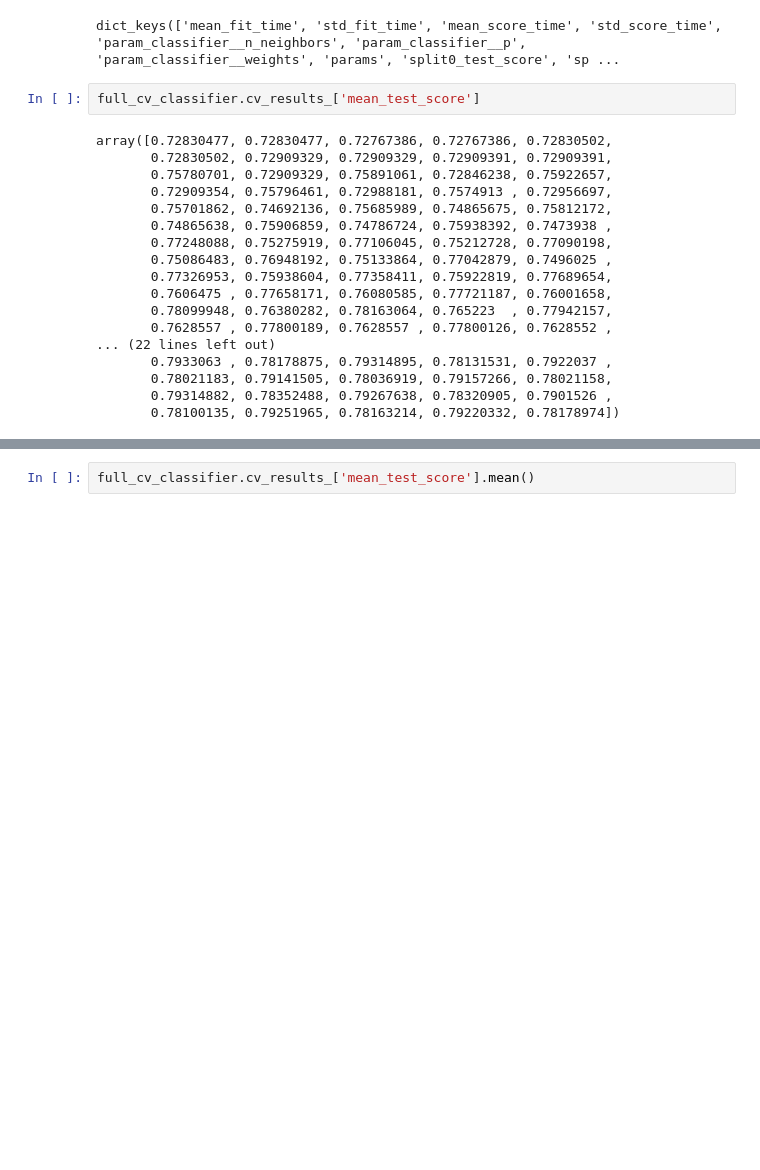
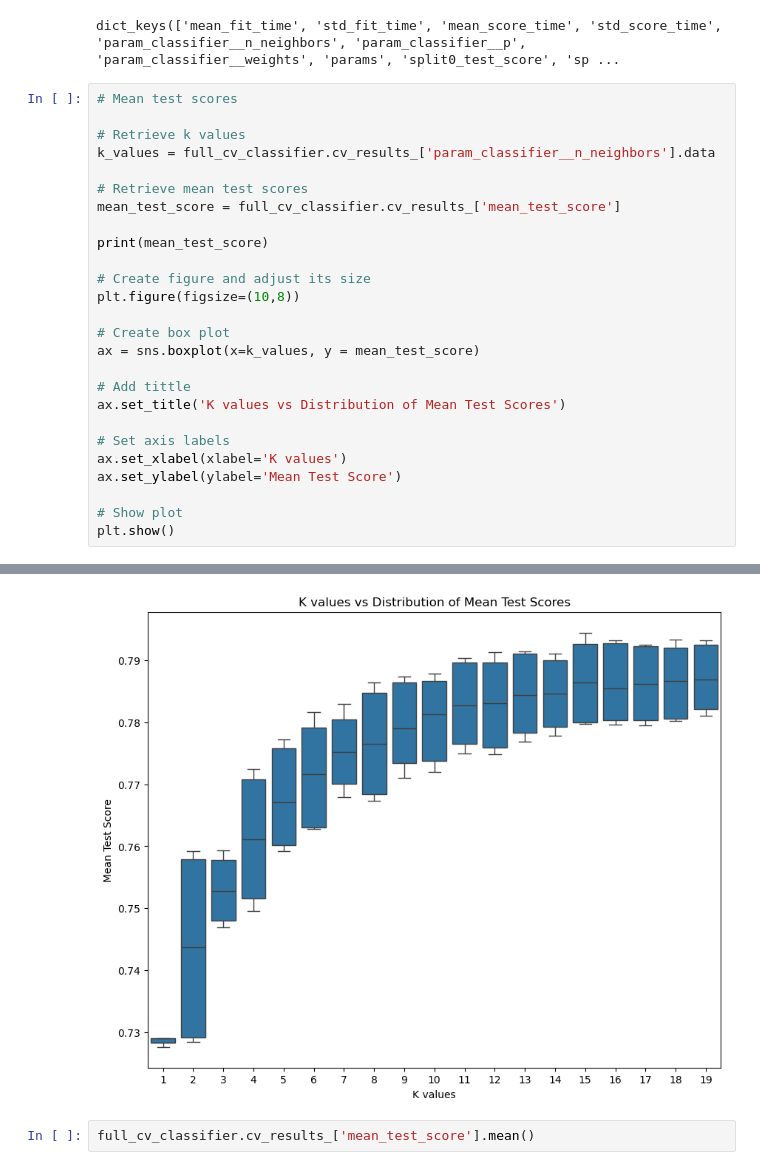
Before and after one commit to ABF-QC/Module2_Project2_team, a Jupyter notebook: notebook/Model2.ipynb, the cells around one changed output, grey strips where cells are left out. Cells and saved outputs as stored; diff of their text form; blank space fills up the shorter version.

```diff
--- a/notebook/Model2.ipynb
+++ b/notebook/Model2.ipynb
@@ -297,23 +305,30 @@ full_cv_classifier.best_estimator_.get_params()
 full_cv_classifier.cv_results_.keys()
 # %% [output]
 dict_keys(['mean_fit_time', 'std_fit_time', 'mean_score_time', 'std_score_time', 'param_classifier__n_neighbors', 'param_classifier__p', 'param_classifier__weights', 'params', 'split0_test_score', 'sp ...
-# %%
-full_cv_classifier.cv_results_['mean_test_score']
-# %% [output]
-array([0.72830477, 0.72830477, 0.72767386, 0.72767386, 0.72830502,
-       0.72830502, 0.72909329, 0.72909329, 0.72909391, 0.72909391,
-       0.75780701, 0.72909329, 0.75891061, 0.72846238, 0.75922657,
-       0.72909354, 0.75796461, 0.72988181, 0.7574913 , 0.72956697,
-       0.75701862, 0.74692136, 0.75685989, 0.74865675, 0.75812172,
-       0.74865638, 0.75906859, 0.74786724, 0.75938392, 0.7473938 ,
-       0.77248088, 0.75275919, 0.77106045, 0.75212728, 0.77090198,
-       0.75086483, 0.76948192, 0.75133864, 0.77042879, 0.7496025 ,
-       0.77326953, 0.75938604, 0.77358411, 0.75922819, 0.77689654,
-       0.7606475 , 0.77658171, 0.76080585, 0.77721187, 0.76001658,
-       0.78099948, 0.76380282, 0.78163064, 0.765223  , 0.77942157,
-       0.7628557 , 0.77800189, 0.7628557 , 0.77800126, 0.7628552 ,
-... (22 lines left out)
-       0.7933063 , 0.78178875, 0.79314895, 0.78131531, 0.7922037 ,
-       0.78021183, 0.79141505, 0.78036919, 0.79157266, 0.78021158,
-       0.79314882, 0.78352488, 0.79267638, 0.78320905, 0.7901526 ,
-       0.78100135, 0.79251965, 0.78163214, 0.79220332, 0.78178974])
+# %%
+# Mean test scores
+
+# Retrieve k values
+k_values = full_cv_classifier.cv_results_['param_classifier__n_neighbors'].data
+
+# Retrieve mean test scores
+mean_test_score = full_cv_classifier.cv_results_['mean_test_score']
+
+print(mean_test_score)
+
+# Create figure and adjust its size
+plt.figure(figsize=(10,8))
+
+# Create box plot
+ax = sns.boxplot(x=k_values, y = mean_test_score)
+
+# Add tittle
+ax.set_title('K values vs Distribution of Mean Test Scores')
+
+# Set axis labels
+ax.set_xlabel(xlabel='K values')
+ax.set_ylabel(ylabel='Mean Test Score')
+
+# Show plot
+plt.show()
+# %% [output]
@@ -320,3 +352,4 @@ array([0.72830477, 0.72830477, 0.72767386, 0.72767386, 0.72830502,
+[figure, added]
 # %%
 full_cv_classifier.cv_results_['mean_test_score'].mean()
 # %% [output]
```
Also changed, not shown: parts of 6 cells of this notebook.
